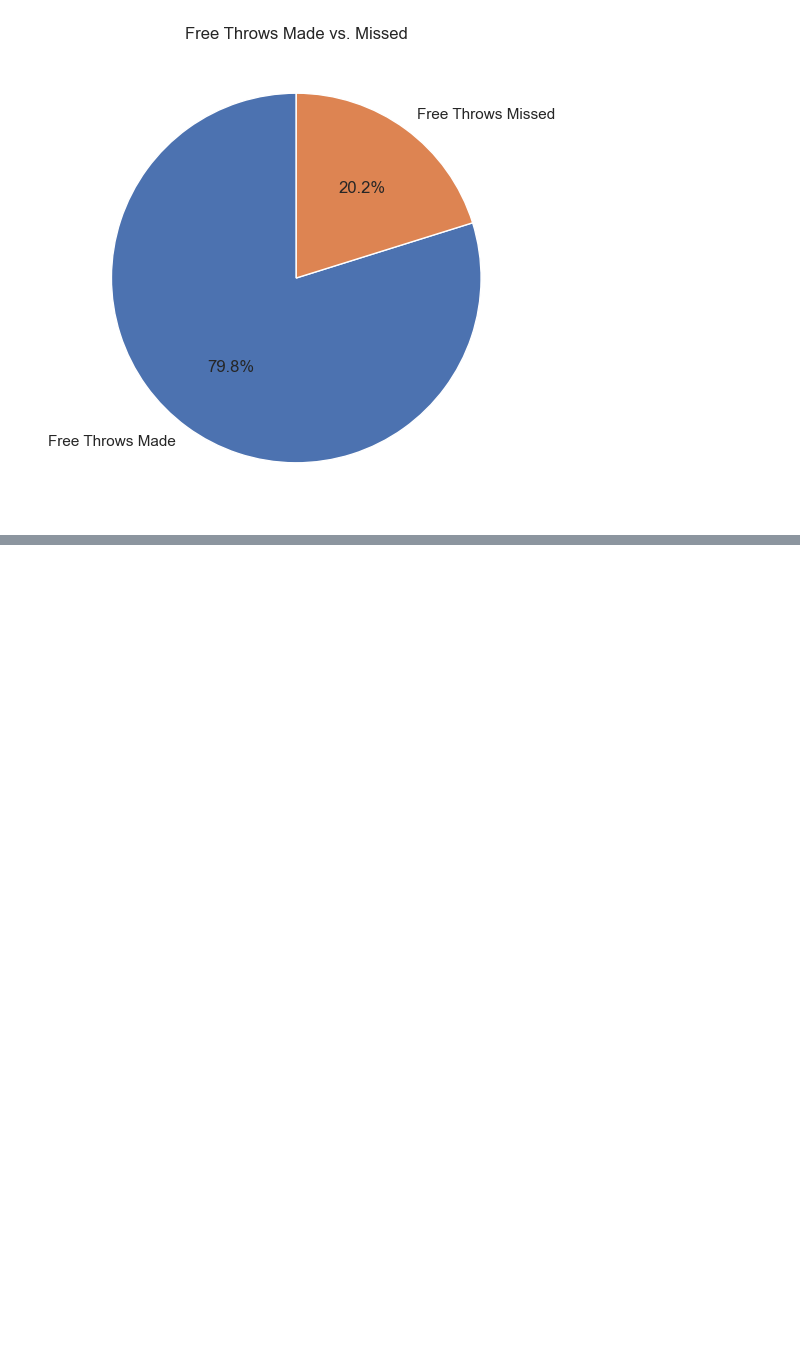
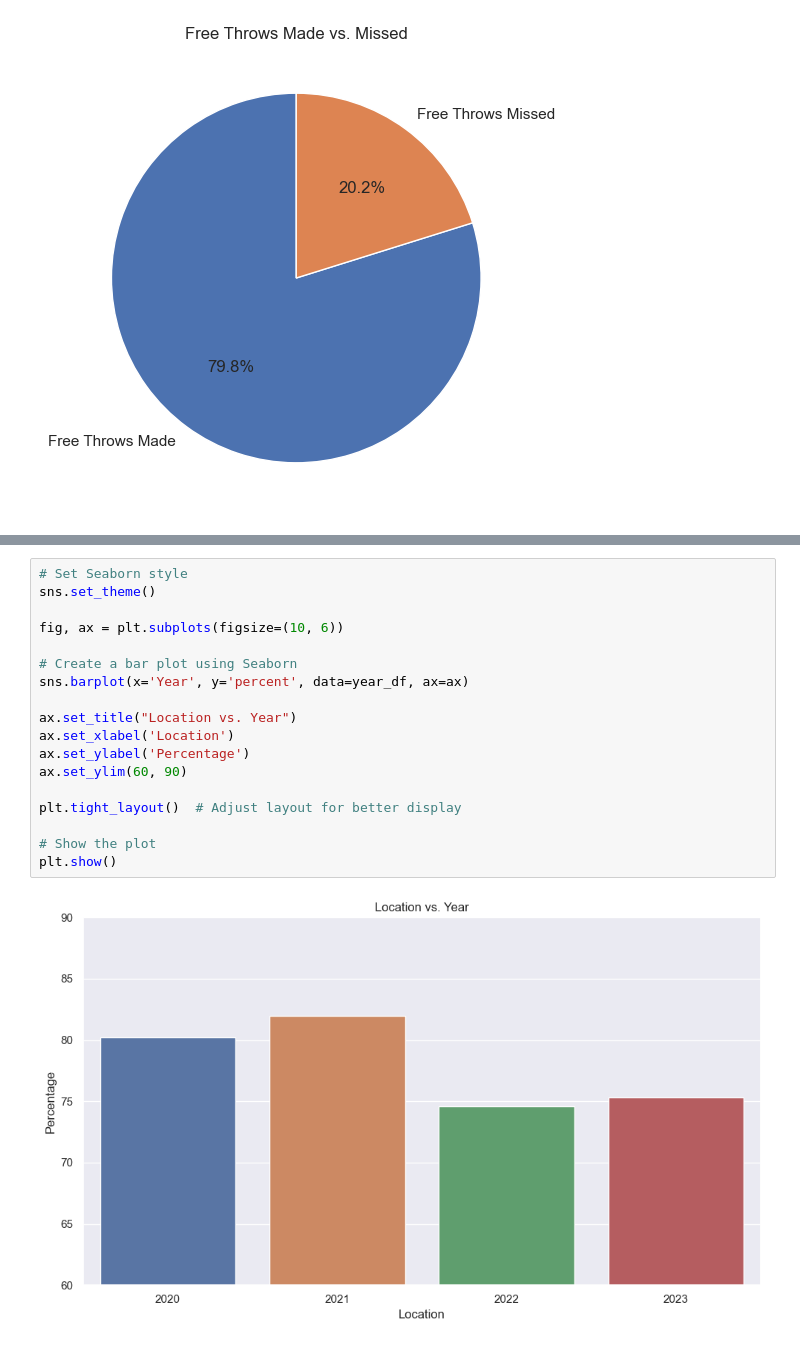
Before and after one commit to arnie12a/Free-Throw-Tracker, a Jupyter notebook: main.ipynb, the cells around one changed output, grey strips where cells are left out. Cells and saved outputs as stored; diff of their text form; blank space fills up the shorter version.

Commit message:
more changes to use seaborn

```diff
--- a/main.ipynb
+++ b/main.ipynb
@@ -192,0 +169,20 @@ plt.show()
+# %%
+# Set Seaborn style
+sns.set_theme()
+
+fig, ax = plt.subplots(figsize=(10, 6))
+
+# Create a bar plot using Seaborn
+sns.barplot(x='Year', y='percent', data=year_df, ax=ax)
+
+ax.set_title("Location vs. Year")
+ax.set_xlabel('Location')
+ax.set_ylabel('Percentage')
+ax.set_ylim(60, 90)
+
+plt.tight_layout()  # Adjust layout for better display
+
+# Show the plot
+plt.show()
+# %% [output]
+[figure, added]
```
Also changed, not shown: parts of 3 cells of this notebook, 5 other files.
